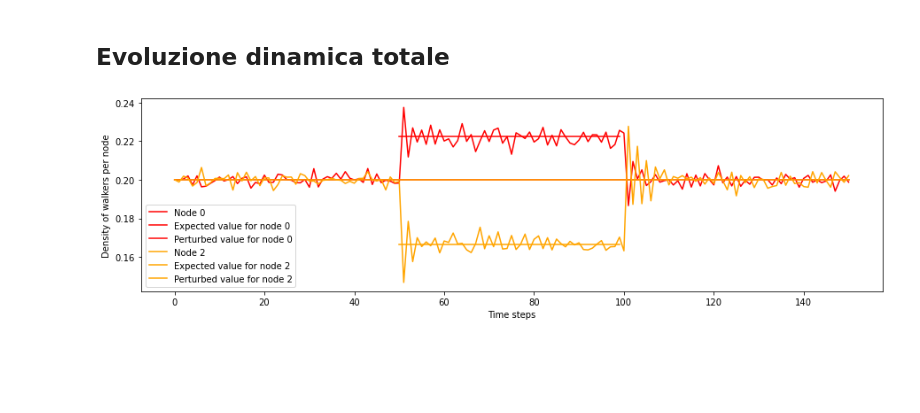
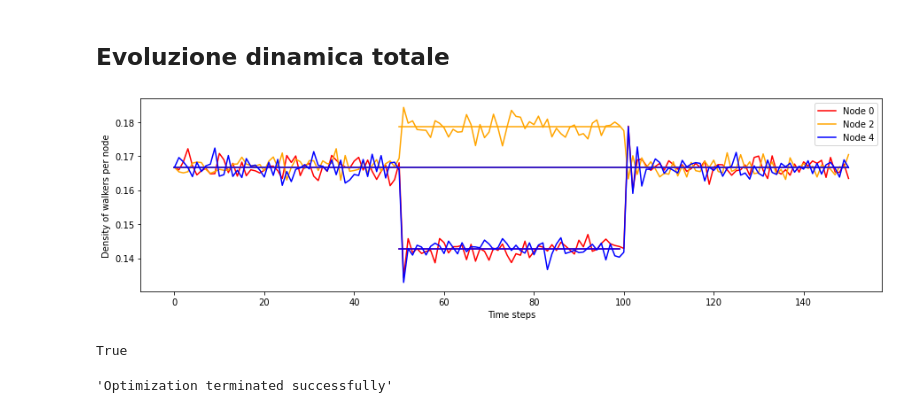
Before and after one commit to Ferri-00/Esame-Complessi, a Jupyter notebook: LinkRemoval.ipynb, the cells around one changed output. Drawn from its saved outputs; the diff is of its cells as text; code cells hidden in the pictures; blank space fills up the shorter version.

```diff
--- a/LinkRemoval.ipynb
+++ b/LinkRemoval.ipynb
@@ -360,5 +437,5 @@ done in 0 minutes and 7.568663120269775 seconds
 # %%
-time_steps = int(5e1)
+time_steps2 = int(1e2)
 # %%
 t0 = time.time()
 
@@ -367,7 +444,7 @@ for h in range(len(history)):
     for n in G.nodes:
         G.nodes[n]['N_i'] = walker_per_node
 
-    for t in range(time_steps):
+    for t in range(time_steps2):
         dynamic_evolution_after(G, P_new, history[h])
 
 print(f"done in {int((time.time()-t0)/60)} minutes and {((time.time()-t0)%60)} seconds")
@@ -376,7 +453,7 @@ done in 0 minutes and 21.25119686126709 seconds
 # %% [markdown]
 ## Rappresentazione dei risultati
 # %%
-fig, ax = plt.subplots(nrows = 2, ncols = 1, figsize=(0.8*N, 10))
+fig, ax = plt.subplots(nrows = 1, ncols = 2, figsize=(2*N, 5))
 
 pSNorm = [h/sum(pS) for h in pS]
 pS2Norm = [h/sum(pS2) for h in pS2]
@@ -403,6 +480,7 @@ for i in [0,1]:
 #     ax[i].grid(True)
 
 plt.show()
+# plt.savefig('Eigenvectors.png')
 
 print(f"Solution found minimizing {N} equation in {links} variables")
 # %% [output]
@@ -431,7 +509,7 @@ print(sum([np.abs(h - k) for h, k in zip(hMean[-1], pSNorm_new)])/len(history[0]
 # %%
 fig, ax = plt.subplots(nrows = 1, ncols = 1)
-node = [0, 2]
-color = ['red', 'orange', 'blue', 'green', 'purple']
+node = [0, 2, 4]
+color = ['red', 'orange', 'blue', 'green', 'purple', 'tab:cyan']
 
 time_range = hMean
 index = np.arange(0, len(time_range), 1)
@@ -439,7 +517,9 @@ index = np.arange(0, len(time_range), 1)
 col = 0
 for i in node:
     ax.plot(index, [time_range[ind][i] for ind in index], label = f"Node {i}", color = color[col])
-    ax.plot(index, [pSNorm_new[i]]*len(index), label = f"Expected value for node {i}", color = color[col])
+    ax.plot(index, [pSNorm_new[i]]*len(index),
+#             label = f"Expected value for node {i}",
+            color = color[col])
     col += 1
 
 ax.set_xlabel("Time steps")
@@ -447,4 +527,5 @@ ax.set_ylabel("Density of walkers per node")
 ax.legend()
 
 plt.show()
+# plt.savefig('Dinamic.png')
 # %% [output]
@@ -454,27 +535,40 @@ plt.show()
 # %%
 fig, ax = plt.subplots(nrows = 1, ncols = 1, figsize=(15, 4))
 # node = nodes
 # color = ['red', 'orange', 'blue', 'green']
 
 time_range = long_history[0]
 index = np.arange(0, len(time_range), 1)
 index2 = np.arange(time_steps, 2*time_steps, 1)
 
 col = 0
 for i in node:
     ax.plot(index, [time_range[ind][i]/walker_per_node/N for ind in index], label = f"Node {i}", color = color[col])
-    ax.plot(index, [pSNorm[i]]*len(index), label = f"Expected value for node {i}", color = color[col])
-    ax.plot(index2, [pS2Norm[i]]*len(index2), label = f"Perturbed value for node {i}", color = color[col])
+    ax.plot(index, [pSNorm[i]]*len(index),
+#             label = f"Expected value for node {i}",
+            color = color[col])
+    ax.plot(index2, [pS2Norm[i]]*len(index2),
+#             label = f"Perturbed value for node {i}",
+            color = color[col])
 
 #     index2 = np.arange(2*time_steps, 3*time_steps, 5)
 #     ax.plot(index2, [time_range[ind][i]/walker_per_node/N for ind in index2], label = f"Node {i}", color = color[col])
 
     col += 1
 
 ax.set_xlabel("Time steps")
 ax.set_ylabel("Density of walkers per node")
 ax.legend()
 
 plt.show()
+# plt.savefig('CompleteDinamic.png')
 # %% [output]
-[figure, old version]
+[figure, new version]
+# %%
+result.success
+# %% [output]
+True
+# %%
+result.message
+# %% [output]
+'Optimization terminated successfully'
```
Also changed, not shown: parts of 40 cells of this notebook, 4 other files.
